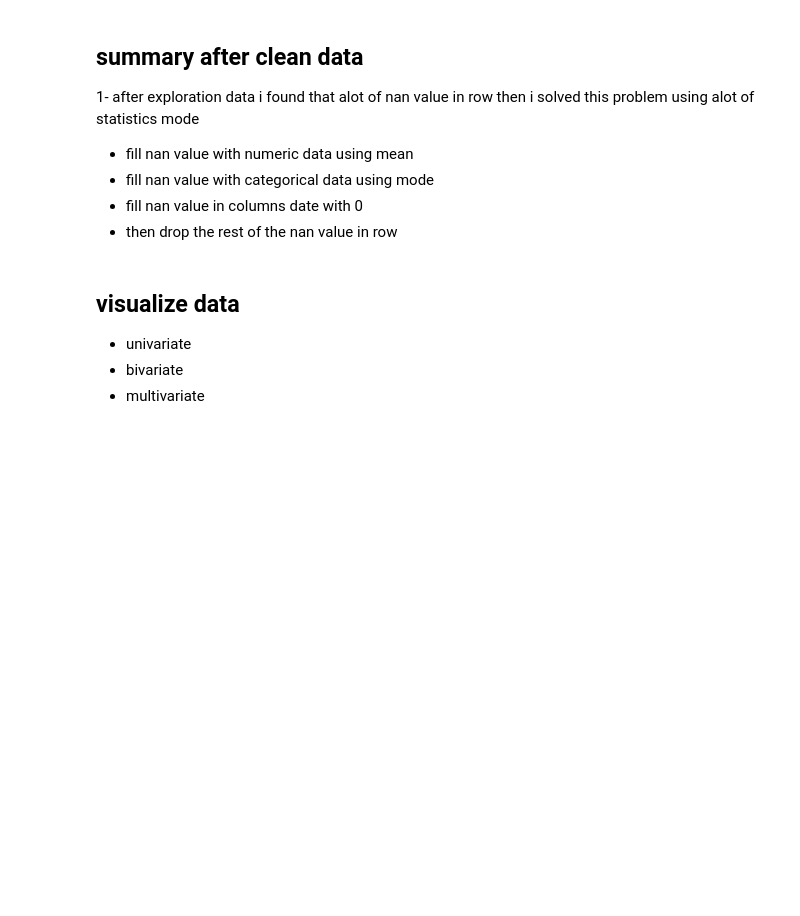
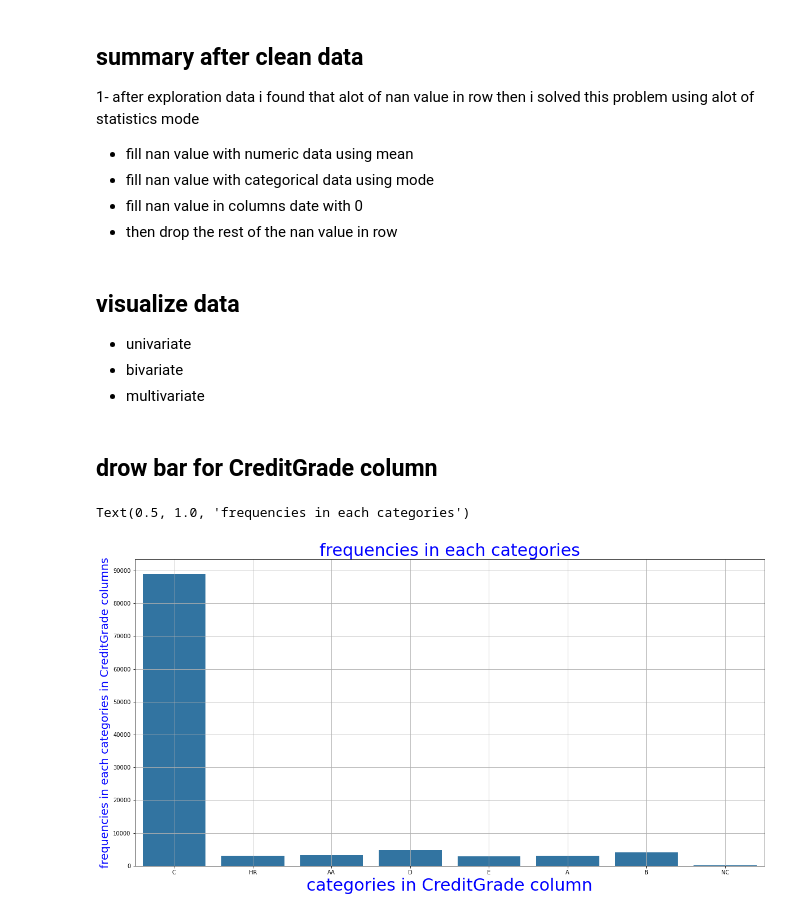
Before and after one commit to ahmed-hassan1997/Data-Analysis-Visualization, a Jupyter notebook: data_visualization.ipynb, the cells around one changed output. Cells and saved outputs as stored; diff of their text form; code cells hidden in the pictures; blank space fills up the shorter version.

```diff
--- a/data_visualization.ipynb
+++ b/data_visualization.ipynb
@@ -198,5 +198,17 @@ df.head()
 * univariate
 * bivariate
 * multivariate
-# %% [markdown]
-##
+# %% [markdown]
+## drow bar for CreditGrade column
+# %%
+plt.figure(figsize = (20,10))
+base_color = sns.color_palette()[0]
+sns.countplot(data = df , x = 'CreditGrade' , color = base_color)
+plt.yticks([i for i in np.arange(0,100000, 10000)])
+plt.grid()
+plt.xlabel('categories in CreditGrade column' , fontsize = 30, color ='blue')
+plt.ylabel('frequencies in each categories in CreditGrade columns' , fontsize = 20 , color = 'blue')
+plt.title('frequencies in each categories', fontsize = 30 ,color = 'blue')
+# %% [output]
+Text(0.5, 1.0, 'frequencies in each categories')
+[figure, added]
```
Also changed, not shown: parts of 7 cells of this notebook.
